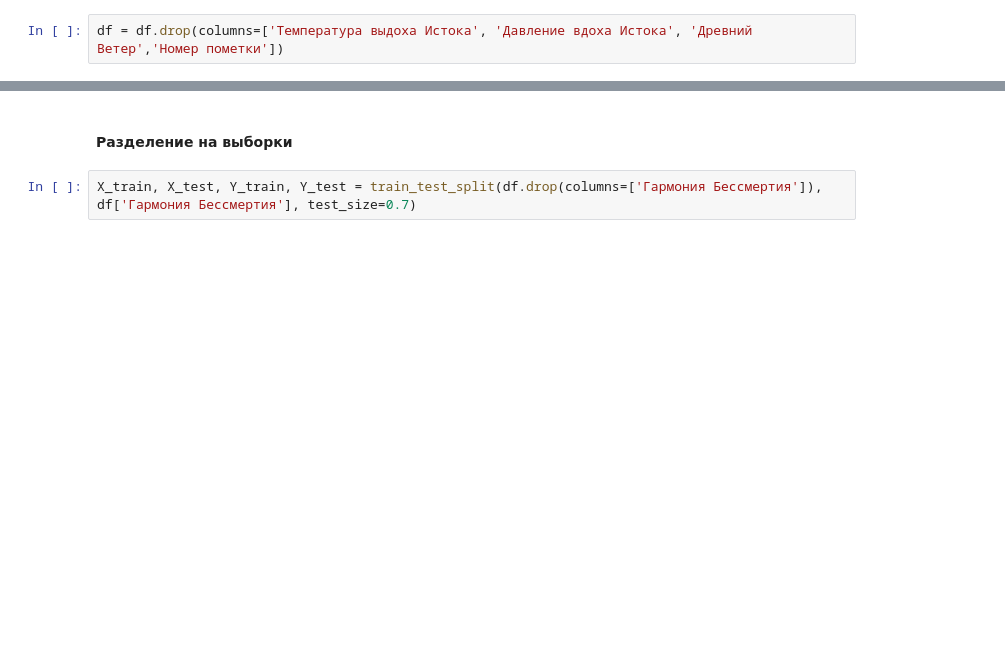
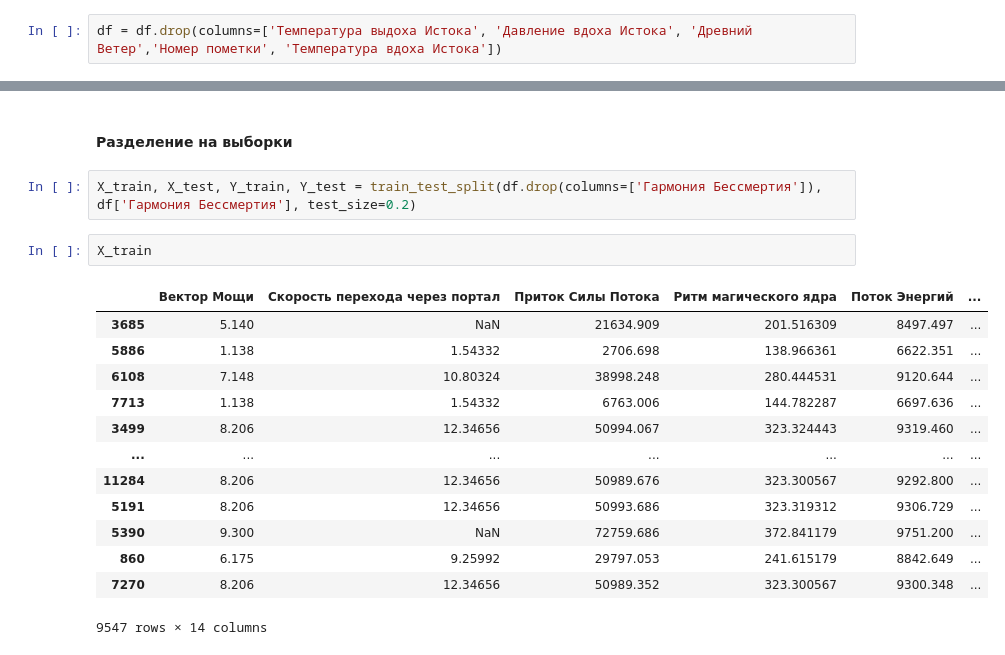
Before and after one commit to Danila-Skiba/Machine-Learning, a Jupyter notebook: Practicum/Lab2/portal_analysis_env/notebooks/Lab2.ipynb, the cells around one changed output, grey strips where cells are left out. Drawn from its saved outputs; the diff is of its cells as text; blank space fills up the shorter version.

````diff
--- a/Practicum/Lab2/portal_analysis_env/notebooks/Lab2.ipynb
+++ b/Practicum/Lab2/portal_analysis_env/notebooks/Lab2.ipynb
@@ -164,4 +167,4 @@ sum(df['Скорость перехода через портал'].isna())/df.s
 #### Уникальные номера
 ```Номер пометки```  можно отбросить, так как он дублирует индексацию строк в датафрейме
 # %%
-df = df.drop(columns=['Температура выдоха Истока', 'Давление вдоха Истока', 'Древний Ветер','Номер пометки'])
+df = df.drop(columns=['Температура выдоха Истока', 'Давление вдоха Истока', 'Древний Ветер','Номер пометки', 'Температура вдоха Истока'])
@@ -168,4 +187,20 @@ df = df.drop(columns=['Температура выдоха Истока', 'Да
 # %% [markdown]
 #### Разделение на выборки
 # %%
-X_train, X_test, Y_train, Y_test = train_test_split(df.drop(columns=['Гармония Бессмертия']), df['Гармония Бессмертия'], test_size=0.7)
+X_train, X_test, Y_train, Y_test = train_test_split(df.drop(columns=['Гармония Бессмертия']), df['Гармония Бессмертия'], test_size=0.2)
+# %%
+X_train
+# %% [output]
+|  | Вектор Мощи | Скорость перехода через портал | Приток Силы Потока | Ритм магического ядра | Поток Энергий | ... |
+| 3685 | 5.140 | NaN | 21634.909 | 201.516309 | 8497.497 | ... |
+| 5886 | 1.138 | 1.54332 | 2706.698 | 138.966361 | 6622.351 | ... |
+| 6108 | 7.148 | 10.80324 | 38998.248 | 280.444531 | 9120.644 | ... |
+| 7713 | 1.138 | 1.54332 | 6763.006 | 144.782287 | 6697.636 | ... |
+| 3499 | 8.206 | 12.34656 | 50994.067 | 323.324443 | 9319.460 | ... |
+| ... | ... | ... | ... | ... | ... | ... |
+| 11284 | 8.206 | 12.34656 | 50989.676 | 323.300567 | 9292.800 | ... |
+| 5191 | 8.206 | 12.34656 | 50993.686 | 323.319312 | 9306.729 | ... |
+| 5390 | 9.300 | NaN | 72759.686 | 372.841179 | 9751.200 | ... |
+| 860 | 6.175 | 9.25992 | 29797.053 | 241.615179 | 8842.649 | ... |
+| 7270 | 8.206 | 12.34656 | 50989.352 | 323.300567 | 9300.348 | ... |
+9547 rows × 14 columns
````
Also changed, not shown: parts of 9 cells of this notebook, 16 other files.
